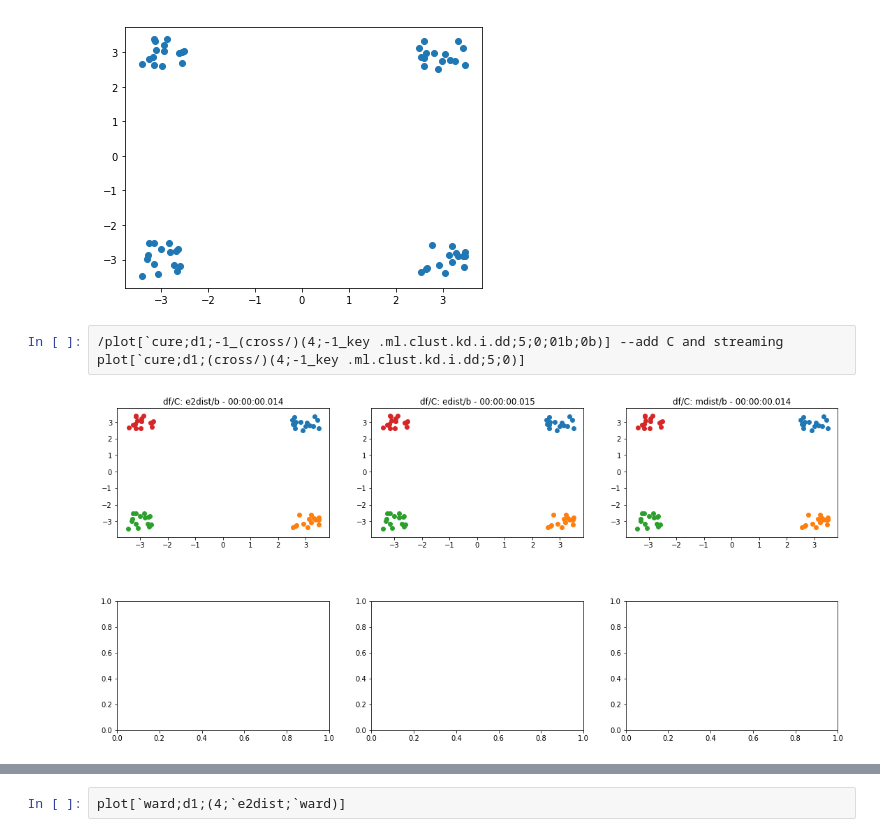
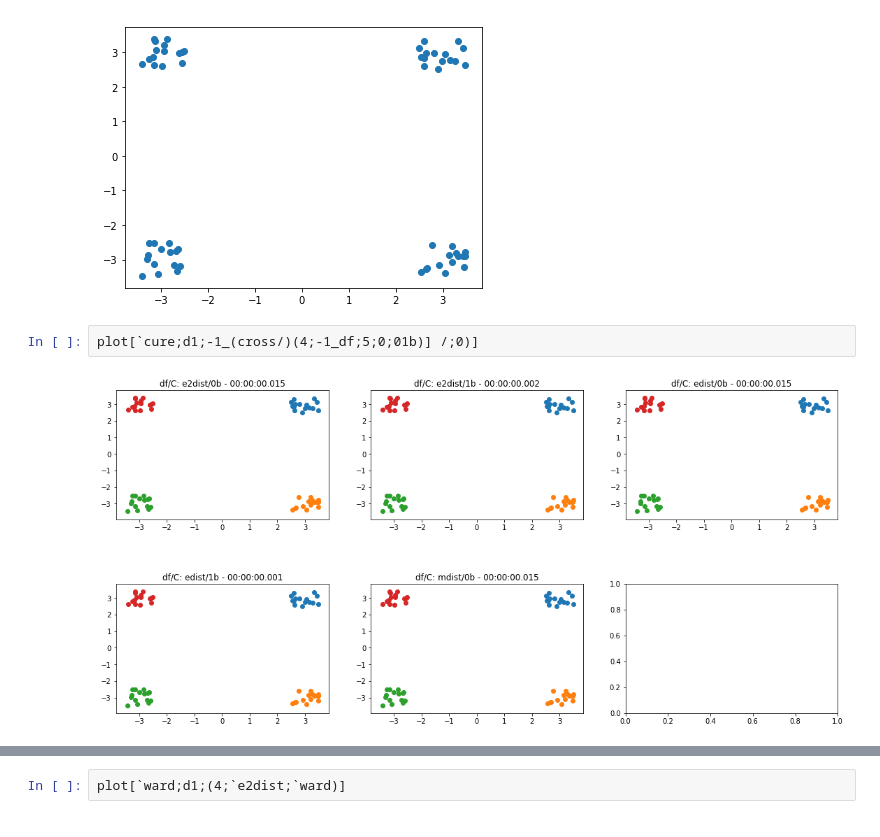
Before and after one commit to KxSystems/ml, a Jupyter notebook: clust/notebooks/clustering.ipynb, the cells around one changed output, grey strips where cells are left out. Saved outputs shown, nothing was run; the diff lists cells and outputs as text.

Commit message:
streaming updates

```diff
--- a/clust/notebooks/clustering.ipynb
+++ b/clust/notebooks/clustering.ipynb
@@ -26,9 +32,8 @@ plt[`:scatter][;]. flip d1;
 plt[`:show][];
 # %% [output]
 [figure]
-# %%
-/plot[`cure;d1;-1_(cross/)(4;-1_key .ml.clust.kd.i.dd;5;0;01b;0b)] --add C and streaming
-plot[`cure;d1;(cross/)(4;-1_key .ml.clust.kd.i.dd;5;0)]
-# %% [output]
-[figure, removed]
+# %%
+plot[`cure;d1;-1_(cross/)(4;-1_df;5;0;01b)] /;0)]
+# %% [output]
+[figure, added]
 # %%
```
Also changed, not shown: parts of 29 cells of this notebook, 5 other files.
